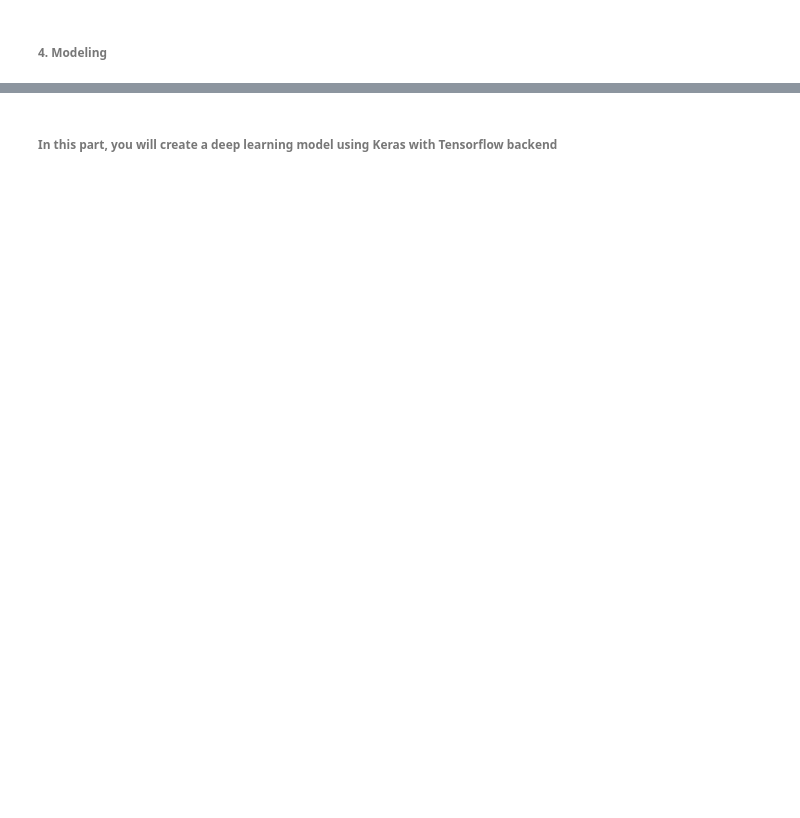
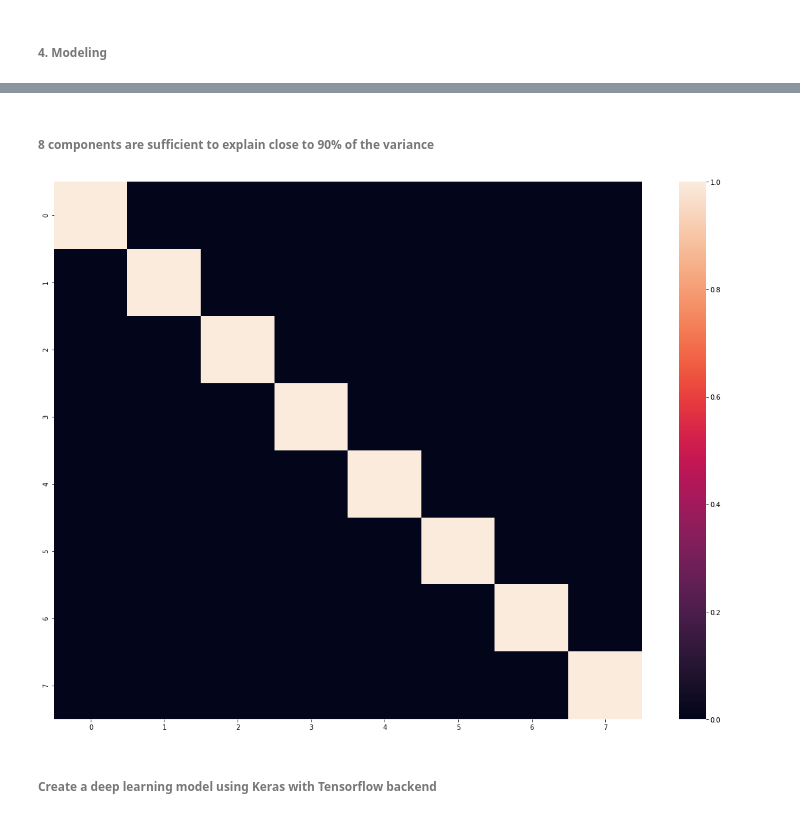
Before and after one commit to elismi/SimpliLearn, a Jupyter notebook: PGP AI/Course 5 - Deep Learning with Tensorflow and Keras/Project 1 - Lending Club Loan Data Analysis/Project 1 - Lending Club Loan Data Analysis.ipynb, the cells around one changed output, grey strips where cells are left out. Saved outputs shown, nothing was run; the diff lists cells and outputs as text; code cells hidden in the pictures; blank space fills up the shorter version.

```diff
--- a/PGP AI/Course 5 - Deep Learning with Tensorflow and Keras/Project 1 - Lending Club Loan Data Analysis/Project 1 - Lending Club Loan Data Analysis.ipynb
+++ b/PGP AI/Course 5 - Deep Learning with Tensorflow and Keras/Project 1 - Lending Club Loan Data Analysis/Project 1 - Lending Club Loan Data Analysis.ipynb
@@ -140,2 +258,17 @@ plt.show()
+# %% [markdown]
+###### 8 components are sufficient to explain close to 90% of the variance
+# %%
+pca = PCA(n_components = 8)
+arr_x_train_pca = pca.fit_transform(arr_x_train_scaled)
+arr_x_test_pca = pca.transform(arr_x_test_scaled)
+
+df_x_train_pca = pd.DataFrame(arr_x_train_pca)
+df_x_test_pca = pd.DataFrame(arr_x_test_pca)
+# %%
+plt.figure(figsize = (20,15))
+sns.heatmap(df_x_train_pca.corr())
+plt.show()
+# %% [output]
+[figure, added]
 # %% [markdown]
-###### In this part, you will create a deep learning model using Keras with Tensorflow backend
+###### Create a deep learning model using Keras with Tensorflow backend
```
Also changed, not shown: parts of 34 cells of this notebook, 2 other files.
